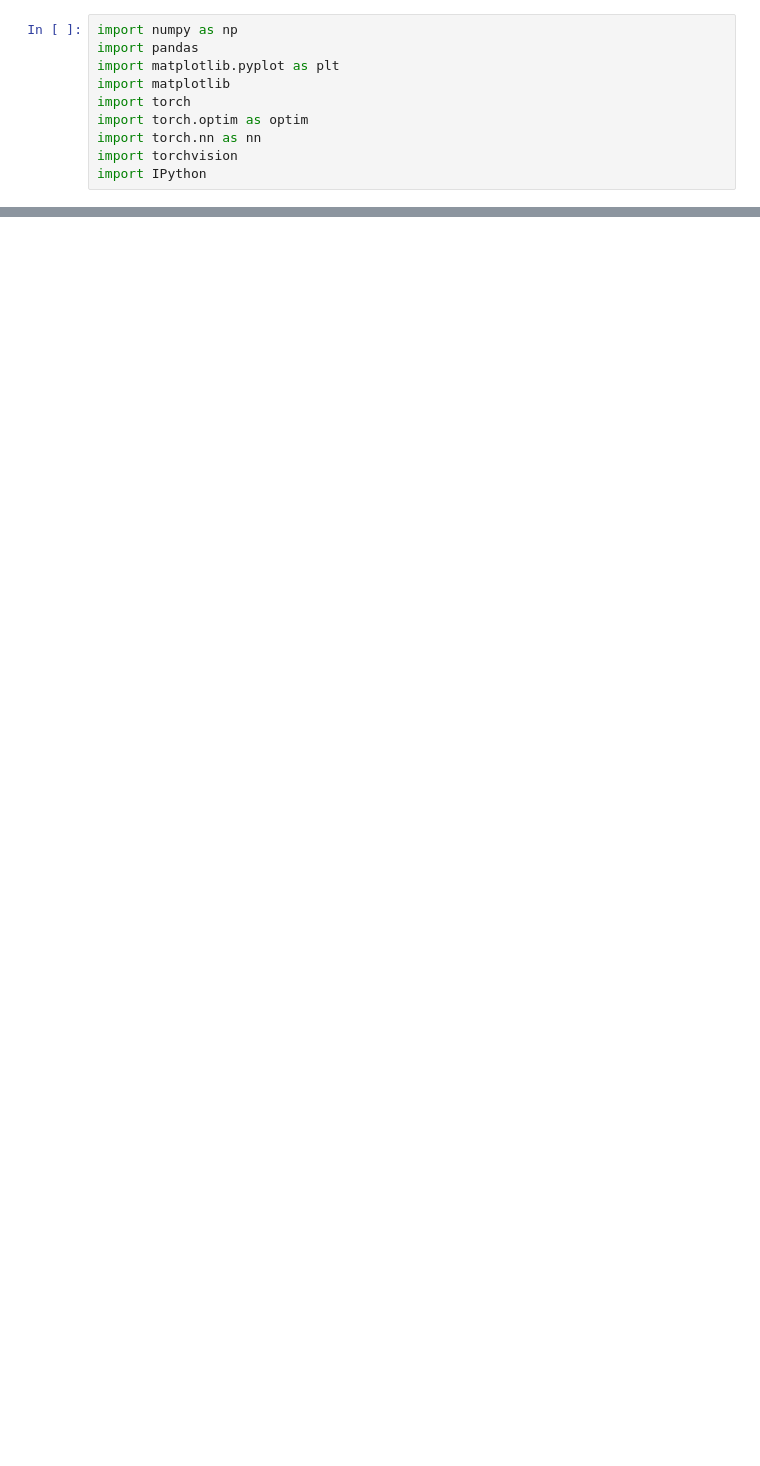
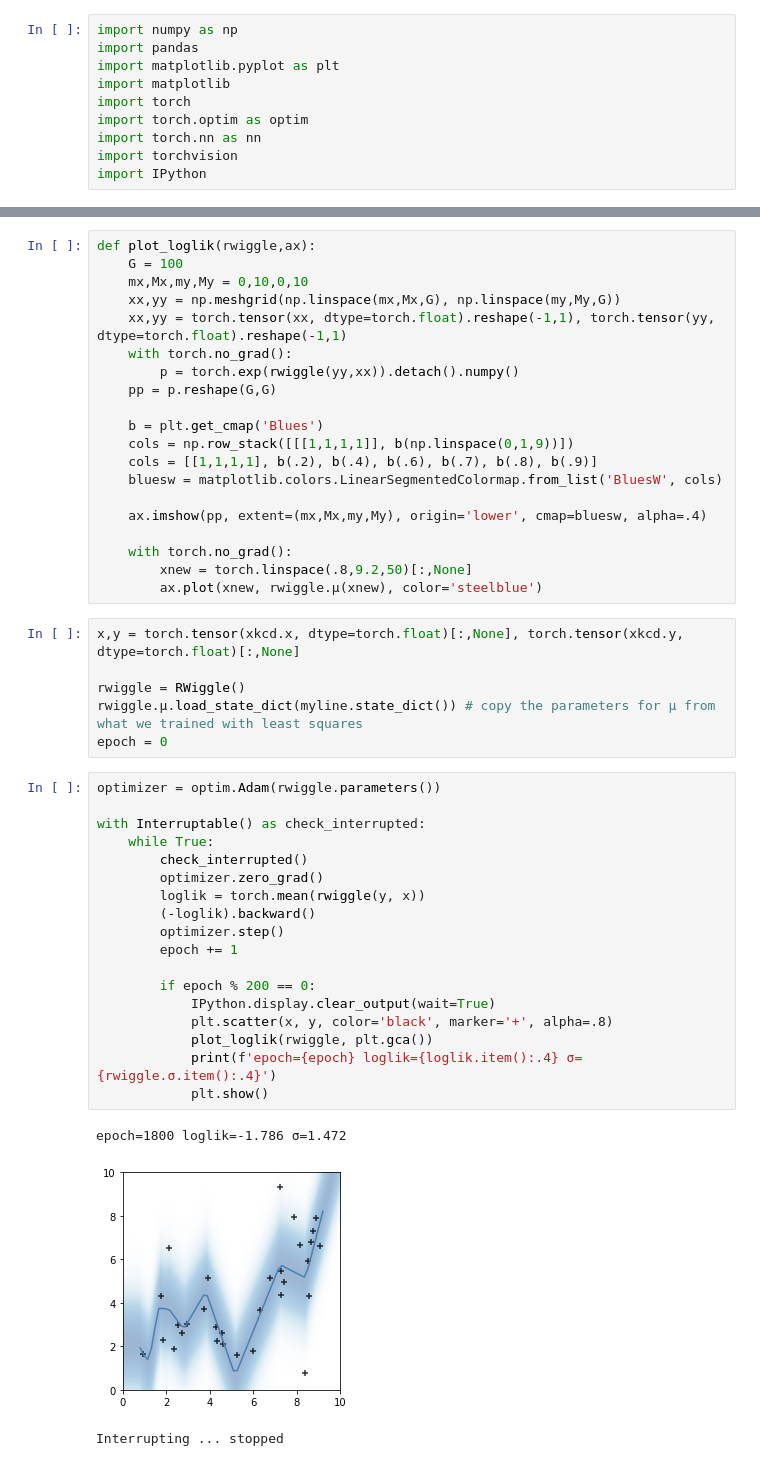
Before and after one commit to damonjw/datasci, a Jupyter notebook: nn.ipynb, the cells around one changed output, grey strips where cells are left out. Cells and saved outputs as stored; diff of their text form; blank space fills up the shorter version.

```diff
--- a/nn.ipynb
+++ b/nn.ipynb
@@ -578,0 +128,48 @@ plt.show()
+# %%
+def plot_loglik(rwiggle,ax):
+    G = 100
+    mx,Mx,my,My = 0,10,0,10
+    xx,yy = np.meshgrid(np.linspace(mx,Mx,G), np.linspace(my,My,G))
+    xx,yy = torch.tensor(xx, dtype=torch.float).reshape(-1,1), torch.tensor(yy, dtype=torch.float).reshape(-1,1)
+    with torch.no_grad():
+        p = torch.exp(rwiggle(yy,xx)).detach().numpy()
+    pp = p.reshape(G,G)
+
+    b = plt.get_cmap('Blues')
+    cols = np.row_stack([[[1,1,1,1]], b(np.linspace(0,1,9))])
+    cols = [[1,1,1,1], b(.2), b(.4), b(.6), b(.7), b(.8), b(.9)]
+    bluesw = matplotlib.colors.LinearSegmentedColormap.from_list('BluesW', cols)
+
+    ax.imshow(pp, extent=(mx,Mx,my,My), origin='lower', cmap=bluesw, alpha=.4)
+
+    with torch.no_grad():
+        xnew = torch.linspace(.8,9.2,50)[:,None]
+        ax.plot(xnew, rwiggle.μ(xnew), color='steelblue')
+# %%
+x,y = torch.tensor(xkcd.x, dtype=torch.float)[:,None], torch.tensor(xkcd.y, dtype=torch.float)[:,None]
+
+rwiggle = RWiggle()
+rwiggle.μ.load_state_dict(myline.state_dict()) # copy the parameters for μ from what we trained with least squares
+epoch = 0
+# %%
+optimizer = optim.Adam(rwiggle.parameters())
+
+with Interruptable() as check_interrupted:
+    while True:
+        check_interrupted()
+        optimizer.zero_grad()
+        loglik = torch.mean(rwiggle(y, x))
+        (-loglik).backward()
+        optimizer.step()
+        epoch += 1
+
+        if epoch % 200 == 0:
+            IPython.display.clear_output(wait=True)
+            plt.scatter(x, y, color='black', marker='+', alpha=.8)
+            plot_loglik(rwiggle, plt.gca())
+            print(f'epoch={epoch} loglik={loglik.item():.4} σ={rwiggle.σ.item():.4}')
+            plt.show()
+# %% [output]
+epoch=1800 loglik=-1.786 σ=1.472
+[figure, added]
+Interrupting ... stopped
```
Also changed, not shown: parts of 58 cells of this notebook.
